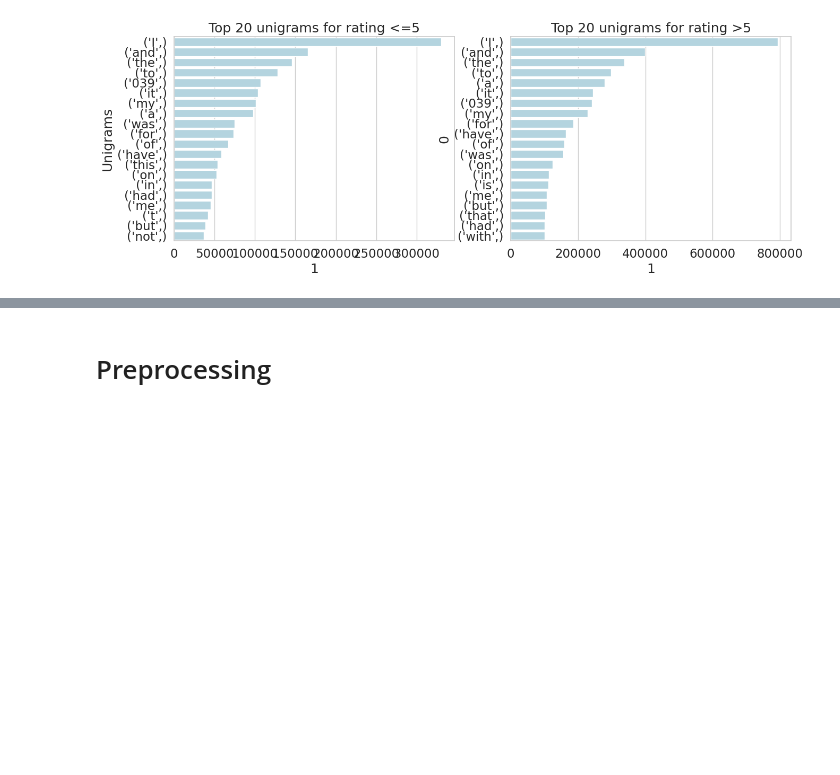
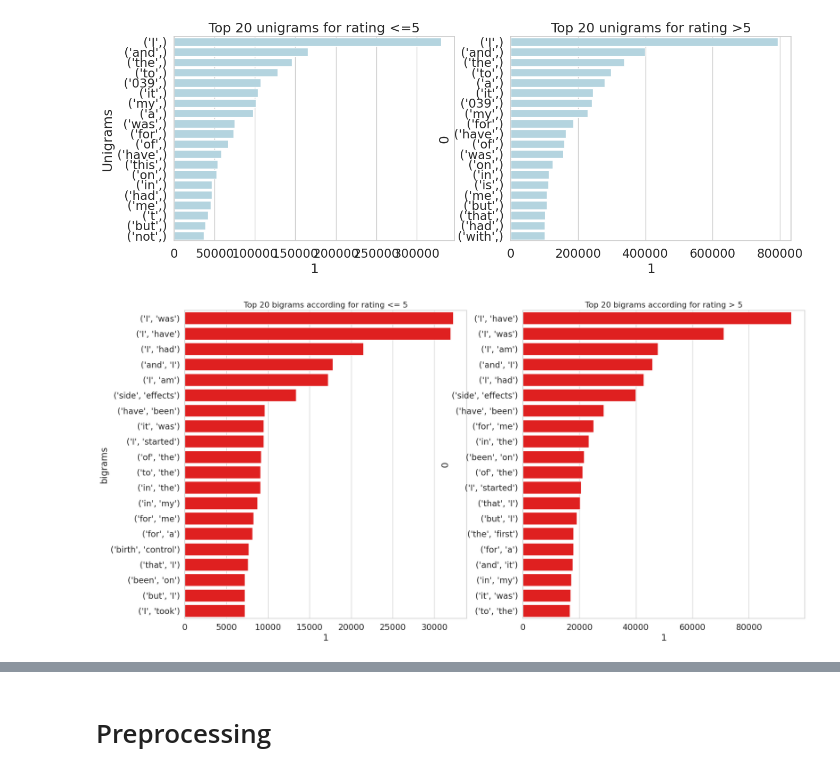
Before and after one commit to ArslanAmanov/AI-ML-DL, a Jupyter notebook: Kaggle Projects /UCI ML drug dataset/uci_ml drug test project_colab.ipynb, the cells around one changed output, grey strips where cells are left out. Drawn from its saved outputs; the diff is of its cells as text; code cells hidden in the pictures; blank space fills up the shorter version.

```diff
--- a/Kaggle Projects /UCI ML drug dataset/uci_ml drug test project_colab.ipynb
+++ b/Kaggle Projects /UCI ML drug dataset/uci_ml drug test project_colab.ipynb
@@ -442,59 +444,44 @@ sns_5.set_ylabel('Unigrams');
 # %% [output]
 [figure]
 # %%
-# # Top 20 bigrams according to the rating
-# from wordcloud import WordCloud
-# from nltk import ngrams
-# from collections import Counter
-# import matplotlib.pyplot as plt
-# import seaborn as sns
-# import pandas as pd
-# from textblob import TextBlob
-# from nltk.corpus import stopwords
-# from nltk.tokenize import word_tokenize
-# import nltk
-# import re
-# import string
-# import warnings
-# warnings.filterwarnings("ignore")
-# from nltk.stem import WordNetLemmatizer
-# from nltk.stem import PorterStemmer
-# from nltk.stem import SnowballStemmer
+# Top 20 bigrams according to the rating
 
 
-# # Top 20 unigrams according to the rating
-# df_ = df_data[['rating', 'review']]
-# df_['review'] = df_data['review'].str.replace("&#039;", "")
-# df_['review'] = df_['review'].str.replace(r'[^\w\d\s]',' ')
+# Top 20 unigrams according to the rating
+df_ = df_data[['rating', 'review']]
+df_['review'] = df_data['review'].str.replace("&#039;", "")
+df_['review'] = df_['review'].str.replace(r'[^\w\d\s]',' ')
 
-# df_review_5 = " ".join(df_.loc[df_.rating <= 5, 'review'])
-# df_review_10 = " ".join(df_.loc[df_.rating > 5, 'review'])
+df_review_5 = " ".join(df_.loc[df_.rating <= 5, 'review'])
+df_review_10 = " ".join(df_.loc[df_.rating > 5, 'review'])
 
-# token_review_5 = word_tokenize(df_review_5)
-# token_review_10 = word_tokenize(df_review_10)
+token_review_5 = word_tokenize(df_review_5)
+token_review_10 = word_tokenize(df_review_10)
 
-# token_review_10 = word_tokenize(df_review_10)
-# token_review_5 = word_tokenize(df_review_5)
+token_review_10 = word_tokenize(df_review_10)
+token_review_5 = word_tokenize(df_review_5)
 
 
-# bigrams_5 = ngrams(token_review_5, 2)
-# bigrams_10 = ngrams(token_review_10, 2)
+bigrams_5 = ngrams(token_review_5, 2)
+bigrams_10 = ngrams(token_review_10, 2)
 
-# frequency_5 = Counter(bigrams_5)
-# frequency_10 = Counter(bigrams_10)
+frequency_5 = Counter(bigrams_5)
+frequency_10 = Counter(bigrams_10)
 
-# df_5 = pd.DataFrame(frequency_5.most_common(20))
-# df_10 = pd.DataFrame(frequency_10.most_common(20))
+df_5 = pd.DataFrame(frequency_5.most_common(20))
+df_10 = pd.DataFrame(frequency_10.most_common(20))
 
-# # Barplot that shows the top 20 bigrams
-# plt.rcParams['figure.figsize'] = [22,11]
-# fig, ax = plt.subplots(1,2)
-# sns.set(font_scale = 1.3, style = 'whitegrid')
+# Barplot that shows the top 20 bigrams
+plt.rcParams['figure.figsize'] = [22,11]
+fig, ax = plt.subplots(1,2)
+sns.set(font_scale = 1.3, style = 'whitegrid')
 
-# sns_5 = sns.barplot(x = df_5[1], y = df_5[0], color = 'red', ax = ax[0])
-# sns_10 = sns.barplot(x = df_10[1], y = df_10[0], color = 'red', ax = ax[1])
+sns_5 = sns.barplot(x = df_5[1], y = df_5[0], color = 'red', ax = ax[0])
+sns_10 = sns.barplot(x = df_10[1], y = df_10[0], color = 'red', ax = ax[1])
 
-# # Setting axes labels
-# sns_5.set_title("Top 20 bigrams according for rating <= 5")
-# sns_10.set_title("Top 20 bigrams according for rating > 5")
-# sns_5.set_ylabel("bigrams");
+# Setting axes labels
+sns_5.set_title("Top 20 bigrams according for rating <= 5")
+sns_10.set_title("Top 20 bigrams according for rating > 5")
+sns_5.set_ylabel("bigrams");
+# %% [output]
+[figure, added]
```
Also changed, not shown: parts of 12 cells of this notebook.
